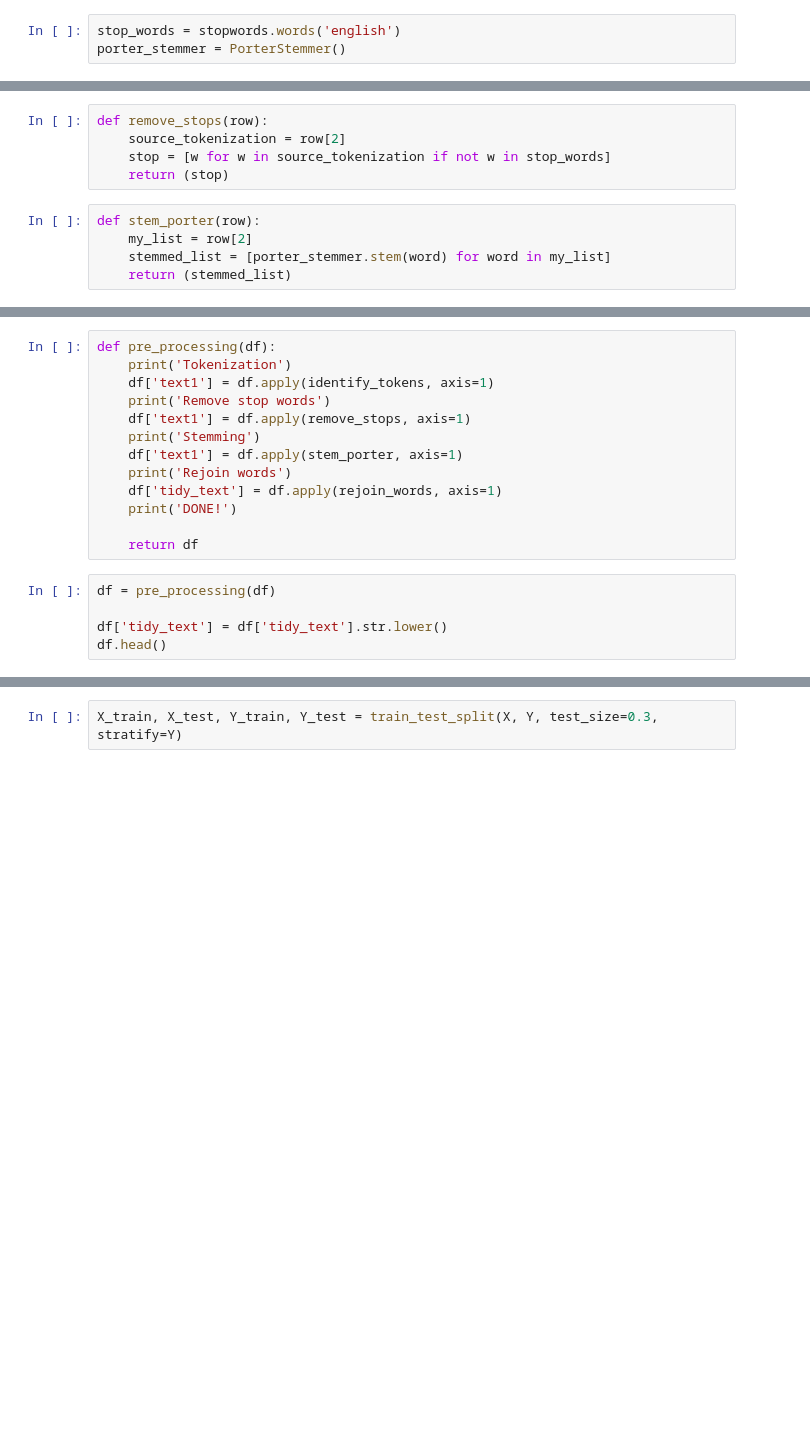
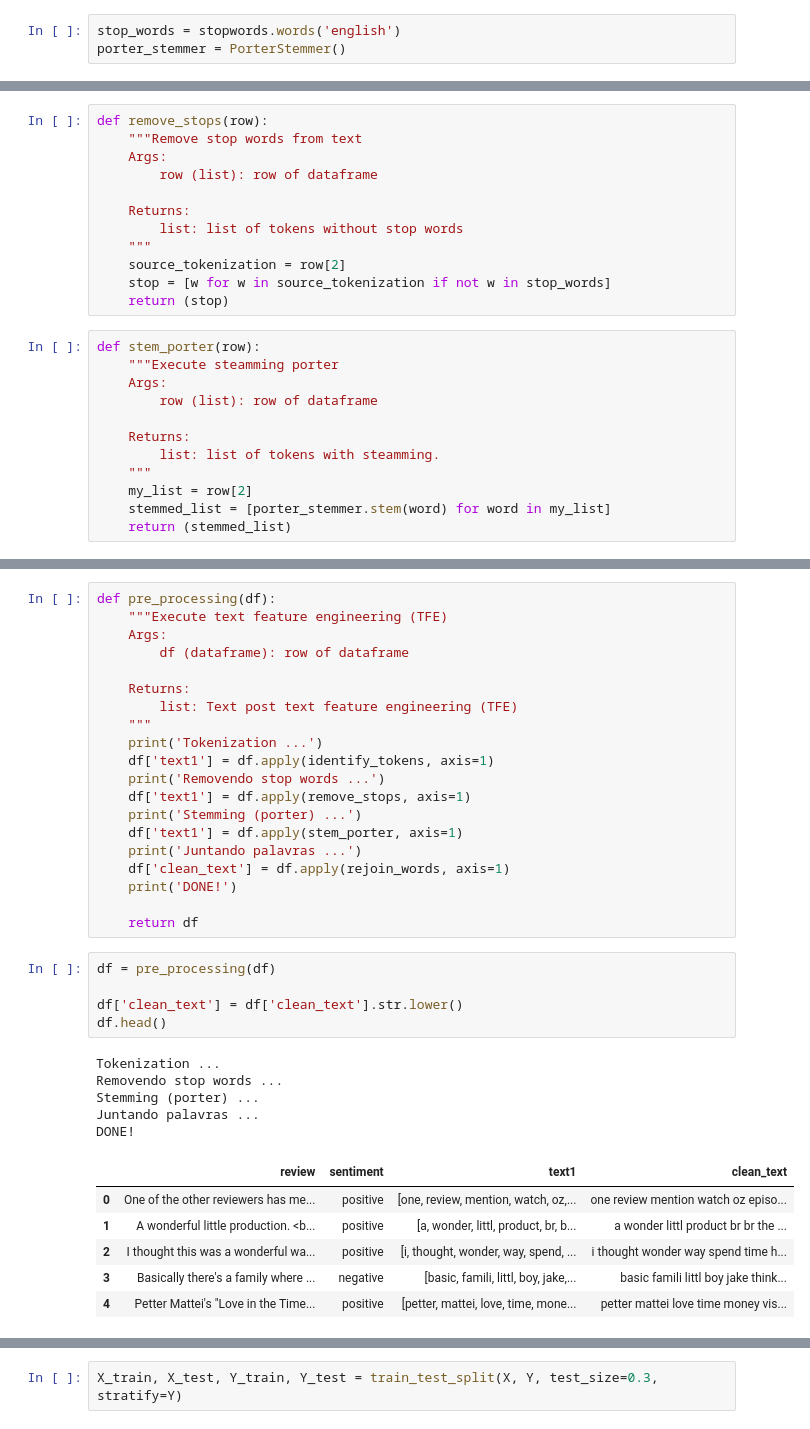
Before and after one commit to leonardofurnielis/imdb-reviews, a Jupyter notebook: jupyter/sentiment-analyses-sklearn1.0.ipynb, the cells around one changed output, grey strips where cells are left out. Cells and saved outputs as stored; diff of their text form; blank space fills up the shorter version.

```diff
--- a/jupyter/sentiment-analyses-sklearn1.0.ipynb
+++ b/jupyter/sentiment-analyses-sklearn1.0.ipynb
@@ -72,11 +113,25 @@ def identify_tokens(row):
     return token_words
 # %%
 def remove_stops(row):
+    """Remove stop words from text
+    Args:
+        row (list): row of dataframe
+
+    Returns:
+        list: list of tokens without stop words
+    """
     source_tokenization = row[2]
     stop = [w for w in source_tokenization if not w in stop_words]
     return (stop)
 # %%
 def stem_porter(row):
+    """Execute steamming porter
+    Args:
+        row (list): row of dataframe
+
+    Returns:
+        list: list of tokens with steamming.
+    """
     my_list = row[2]
     stemmed_list = [porter_stemmer.stem(word) for word in my_list]
     return (stemmed_list)
@@ -87,20 +149,39 @@ def rejoin_words(row):
     return joined_words
 # %%
 def pre_processing(df):
-    print('Tokenization')
+    """Execute text feature engineering (TFE)
+    Args:
+        df (dataframe): row of dataframe
+
+    Returns:
+        list: Text post text feature engineering (TFE)
+    """
+    print('Tokenization ...')
     df['text1'] = df.apply(identify_tokens, axis=1)
-    print('Remove stop words')
+    print('Removendo stop words ...')
     df['text1'] = df.apply(remove_stops, axis=1)
-    print('Stemming')
+    print('Stemming (porter) ...')
     df['text1'] = df.apply(stem_porter, axis=1)
-    print('Rejoin words')
-    df['tidy_text'] = df.apply(rejoin_words, axis=1)
+    print('Juntando palavras ...')
+    df['clean_text'] = df.apply(rejoin_words, axis=1)
     print('DONE!')
 
     return df
 # %%
 df = pre_processing(df)
 
-df['tidy_text'] = df['tidy_text'].str.lower()
+df['clean_text'] = df['clean_text'].str.lower()
 df.head()
+# %% [output]
+Tokenization ...
+Removendo stop words ...
+Stemming (porter) ...
+Juntando palavras ...
+DONE!
+|  | review | sentiment | text1 | clean_text |
+| 0 | One of the other reviewers has me... | positive | [one, review, mention, watch, oz,... | one review mention watch oz episo... |
+| 1 | A wonderful little production. <b... | positive | [a, wonder, littl, product, br, b... | a wonder littl product br br the ... |
+| 2 | I thought this was a wonderful wa... | positive | [i, thought, wonder, way, spend, ... | i thought wonder way spend time h... |
+| 3 | Basically there's a family where ... | negative | [basic, famili, littl, boy, jake,... | basic famili littl boy jake think... |
+| 4 | Petter Mattei's "Love in the Time... | positive | [petter, mattei, love, time, mone... | petter mattei love time money vis... |
 # %% [markdown]
```
Also changed, not shown: parts of 34 cells of this notebook.
